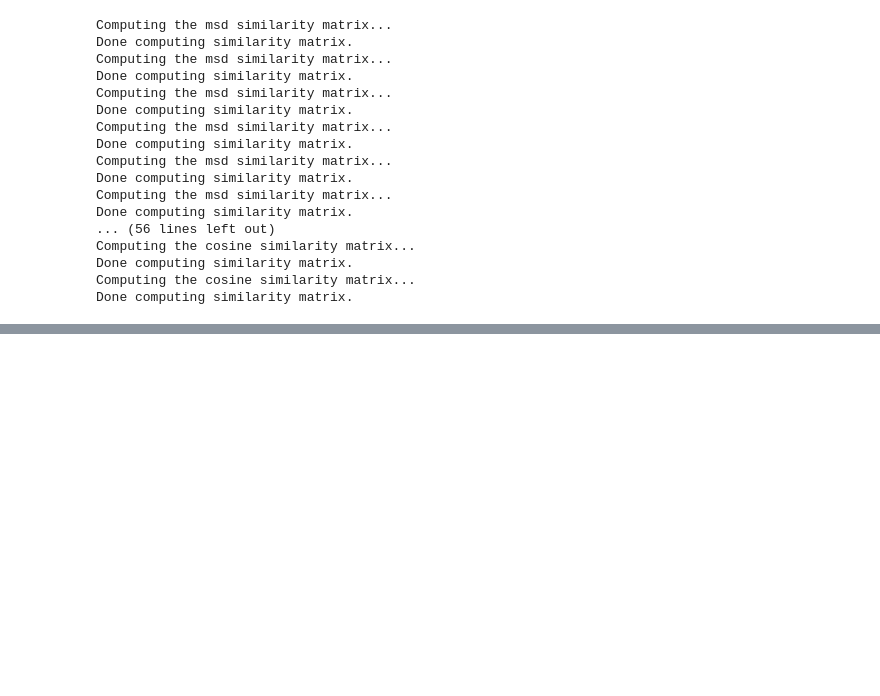
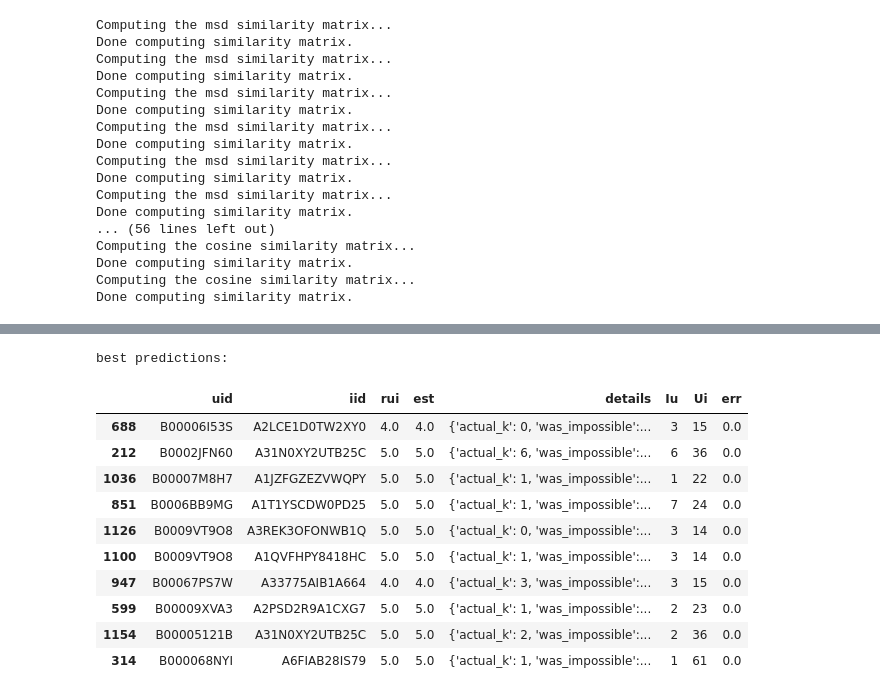
Before and after one commit to KaziLamisa/Recommender-System-with-Amazon-review-data, a Jupyter notebook: simple_recommender_system.ipynb, the cells around one changed output, grey strips where cells are left out. Saved outputs shown, nothing was run; the diff lists cells and outputs as text; code cells hidden in the pictures; blank space fills up the shorter version.

Commit message:
added memory based filtering

```diff
--- a/simple_recommender_system.ipynb
+++ b/simple_recommender_system.ipynb
@@ -151,0 +163,8 @@ print(grid_search.best_params["rmse"])
+# %%
+
+sim_options = {
+    "name": "msd",
+    "user_based": False,  # Compute  similarities between items
+    "min_support": 5
+}
+algo = KNNWithMeans(sim_options=sim_options)
@@ -151,0 +180,3 @@ print(grid_search.best_params["rmse"])
+# %%
+predicted_df = pd.DataFrame(predictions, columns=['uid', 'iid', 'rui', 'est', 'details'])
+predicted_df.head(5)
@@ -151,0 +190,38 @@ print(grid_search.best_params["rmse"])
+# %%
+def get_Iu(uid):
+    #computes the number of items rated by the user
+
+    try:
+        return len(train_data.ur[train_data.to_inner_uid(uid)])
+    except ValueError: # user was not part of the trainset
+        return 0
+
+def get_Ui(iid):
+    #computes the number of users that have rated the item.
+
+    try:
+        return len(train_data.ir[train_data.to_inner_iid(iid)])
+    except ValueError:
+        return 0
+# %%
+predicted_df['Iu'] = predicted_df.uid.apply(get_Iu)
+predicted_df['Ui'] = predicted_df.iid.apply(get_Ui)
+predicted_df['err'] = abs(predicted_df.est - predicted_df.rui)
+best_predictions = predicted_df.sort_values(by='err')[:10]
+worst_predictions = predicted_df.sort_values(by='err')[-10:]
+# %%
+print("best predictions: ")
+best_predictions.head(10)
+# %% [output]
+best predictions:
+|  | uid | iid | rui | est | details | Iu | Ui | err |
+| 688 | B00006I53S | A2LCE1D0TW2XY0 | 4.0 | 4.0 | {'actual_k': 0, 'was_impossible':... | 3 | 15 | 0.0 |
+| 212 | B0002JFN60 | A31N0XY2UTB25C | 5.0 | 5.0 | {'actual_k': 6, 'was_impossible':... | 6 | 36 | 0.0 |
+| 1036 | B00007M8H7 | A1JZFGZEZVWQPY | 5.0 | 5.0 | {'actual_k': 1, 'was_impossible':... | 1 | 22 | 0.0 |
+| 851 | B0006BB9MG | A1T1YSCDW0PD25 | 5.0 | 5.0 | {'actual_k': 1, 'was_impossible':... | 7 | 24 | 0.0 |
+| 1126 | B0009VT9O8 | A3REK3OFONWB1Q | 5.0 | 5.0 | {'actual_k': 0, 'was_impossible':... | 3 | 14 | 0.0 |
+| 1100 | B0009VT9O8 | A1QVFHPY8418HC | 5.0 | 5.0 | {'actual_k': 1, 'was_impossible':... | 3 | 14 | 0.0 |
+| 947 | B00067PS7W | A33775AIB1A664 | 4.0 | 4.0 | {'actual_k': 3, 'was_impossible':... | 3 | 15 | 0.0 |
+| 599 | B00009XVA3 | A2PSD2R9A1CXG7 | 5.0 | 5.0 | {'actual_k': 1, 'was_impossible':... | 2 | 23 | 0.0 |
+| 1154 | B00005121B | A31N0XY2UTB25C | 5.0 | 5.0 | {'actual_k': 2, 'was_impossible':... | 2 | 36 | 0.0 |
+| 314 | B000068NYI | A6FIAB28IS79 | 5.0 | 5.0 | {'actual_k': 1, 'was_impossible':... | 1 | 61 | 0.0 |
```
Also changed, not shown: parts of 20 cells of this notebook.
